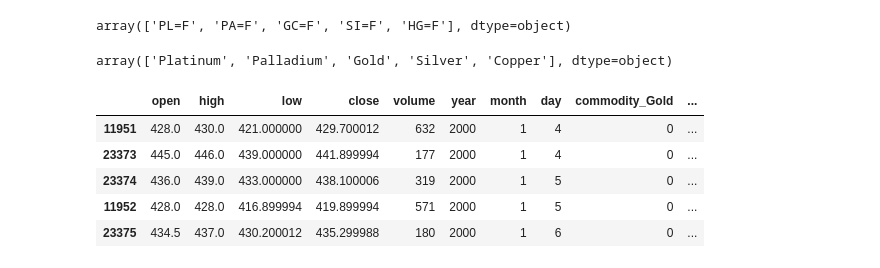
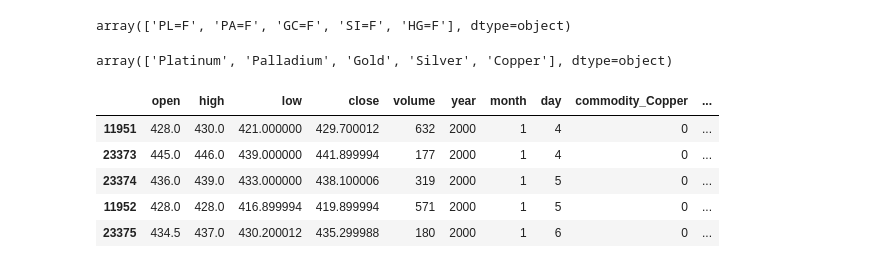
Before and after one commit to mayurimamdi/Silver-Gold-Platinum-Price-Forecasting, a Jupyter notebook: notebook/Code.ipynb, the cells around one changed output. Saved outputs shown, nothing was run; the diff lists cells and outputs as text; code cells hidden in the pictures.

```diff
--- a/notebook/Code.ipynb
+++ b/notebook/Code.ipynb
@@ -199,10 +215,10 @@ df.drop(columns=['ticker'], inplace=True)
 # %%
 df.drop(columns=['date'], inplace=True)
 # %%
-df = pd.get_dummies(df, columns=['commodity'], drop_first=True, dtype=int)
+df = pd.get_dummies(df, columns=['commodity'],dtype=int)
 df.head()
 # %% [output]
-|  | open | high | low | close | volume | year | month | day | commodity_Gold | ... |
+|  | open | high | low | close | volume | year | month | day | commodity_Copper | ... |
 | 11951 | 428.0 | 430.0 | 421.000000 | 429.700012 | 632 | 2000 | 1 | 4 | 0 | ... |
 | 23373 | 445.0 | 446.0 | 439.000000 | 441.899994 | 177 | 2000 | 1 | 4 | 0 | ... |
 | 23374 | 436.0 | 439.0 | 433.000000 | 438.100006 | 319 | 2000 | 1 | 5 | 0 | ... |
```
Also changed, not shown: parts of 39 cells of this notebook.
